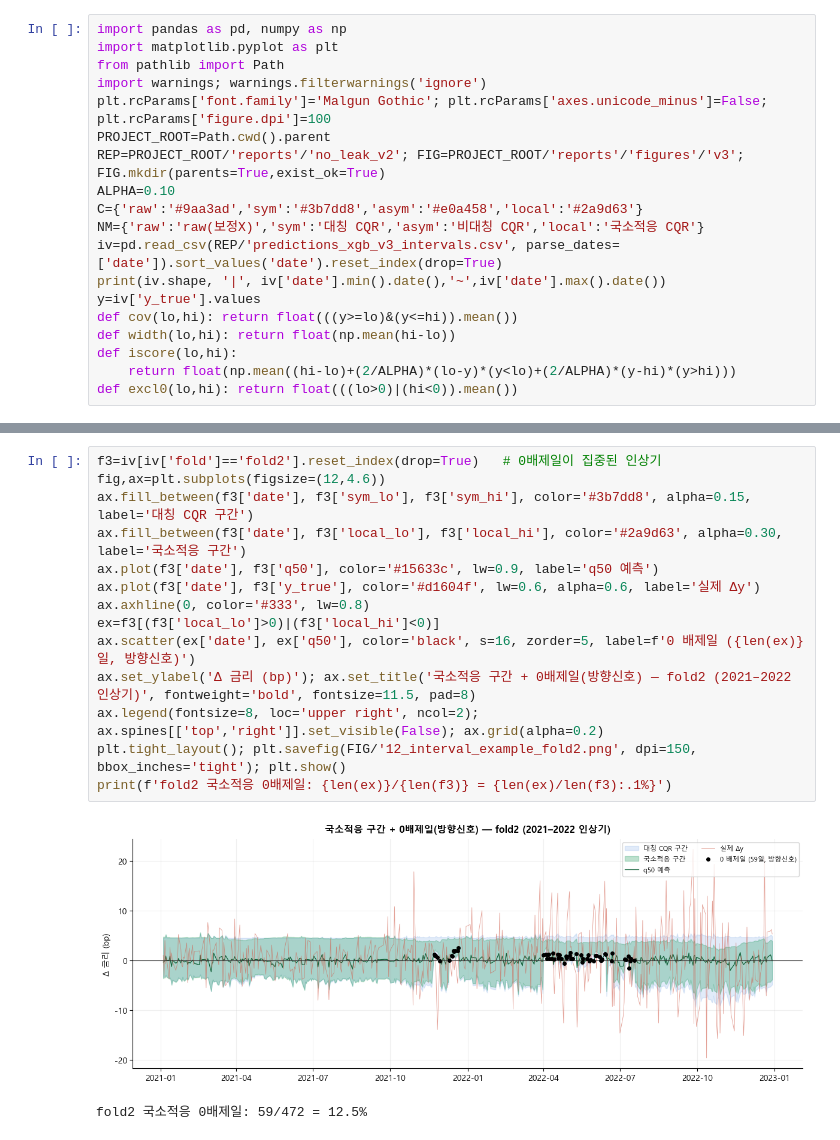
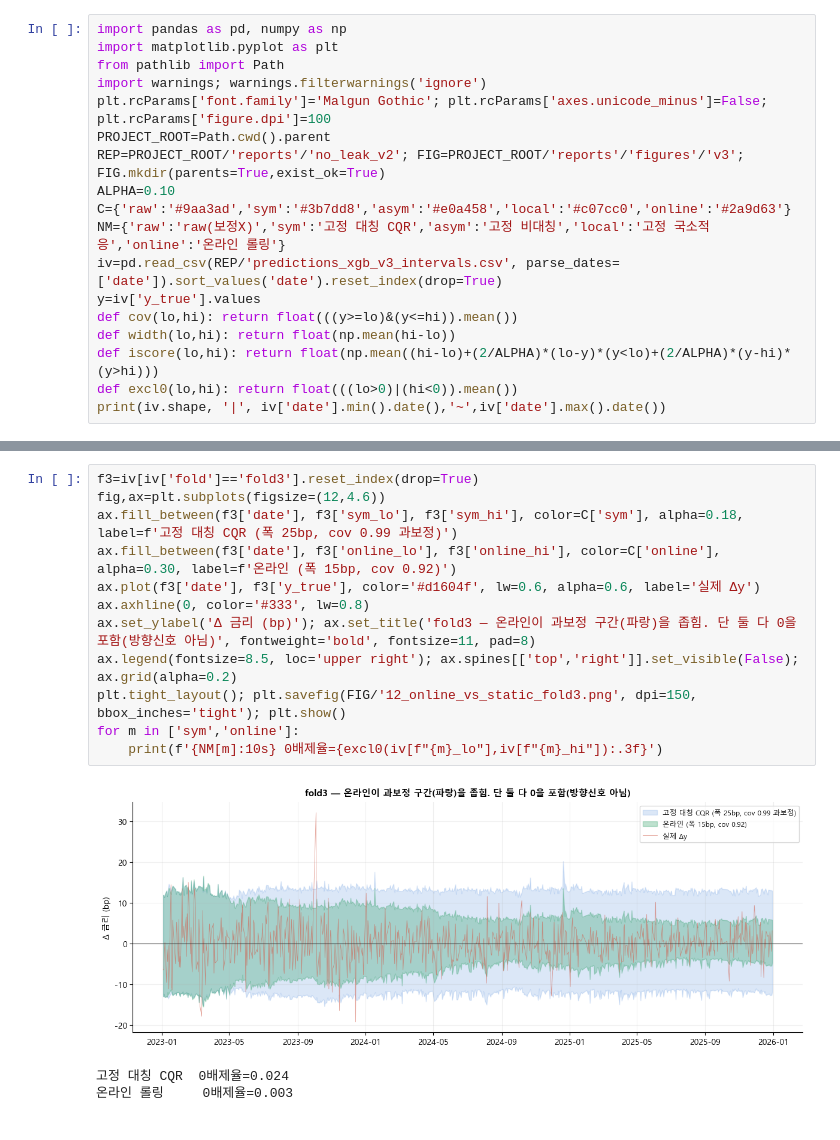
Before and after one commit to donguk77/macro-bond-forecast, a Jupyter notebook: notebooks/12_pred_interval_v3.ipynb, the cells around one changed output, grey strips where cells are left out. Drawn from its saved outputs; the diff is of its cells as text.

```diff
--- a/notebooks/12_pred_interval_v3.ipynb
+++ b/notebooks/12_pred_interval_v3.ipynb
@@ -27,14 +26,13 @@ plt.rcParams['font.family']='Malgun Gothic'; plt.rcParams['axes.unicode_minus']=
 PROJECT_ROOT=Path.cwd().parent
 REP=PROJECT_ROOT/'reports'/'no_leak_v2'; FIG=PROJECT_ROOT/'reports'/'figures'/'v3'; FIG.mkdir(parents=True,exist_ok=True)
 ALPHA=0.10
-C={'raw':'#9aa3ad','sym':'#3b7dd8','asym':'#e0a458','local':'#2a9d63'}
-NM={'raw':'raw(보정X)','sym':'대칭 CQR','asym':'비대칭 CQR','local':'국소적응 CQR'}
+C={'raw':'#9aa3ad','sym':'#3b7dd8','asym':'#e0a458','local':'#c07cc0','online':'#2a9d63'}
+NM={'raw':'raw(보정X)','sym':'고정 대칭 CQR','asym':'고정 비대칭','local':'고정 국소적응','online':'온라인 롤링'}
 iv=pd.read_csv(REP/'predictions_xgb_v3_intervals.csv', parse_dates=['date']).sort_values('date').reset_index(drop=True)
-print(iv.shape, '|', iv['date'].min().date(),'~',iv['date'].max().date())
 y=iv['y_true'].values
 def cov(lo,hi): return float(((y>=lo)&(y<=hi)).mean())
 def width(lo,hi): return float(np.mean(hi-lo))
-def iscore(lo,hi):
-    return float(np.mean((hi-lo)+(2/ALPHA)*(lo-y)*(y<lo)+(2/ALPHA)*(y-hi)*(y>hi)))
+def iscore(lo,hi): return float(np.mean((hi-lo)+(2/ALPHA)*(lo-y)*(y<lo)+(2/ALPHA)*(y-hi)*(y>hi)))
 def excl0(lo,hi): return float(((lo>0)|(hi<0)).mean())
+print(iv.shape, '|', iv['date'].min().date(),'~',iv['date'].max().date())
 # %% [output]
@@ -132,20 +136,19 @@ print('주의: 대칭은 폭(17.8bp)으로 고변동 coverage(0.80)를 사는
 # %%
-f3=iv[iv['fold']=='fold2'].reset_index(drop=True)   # 0배제일이 집중된 인상기
+f3=iv[iv['fold']=='fold3'].reset_index(drop=True)
 fig,ax=plt.subplots(figsize=(12,4.6))
-ax.fill_between(f3['date'], f3['sym_lo'], f3['sym_hi'], color='#3b7dd8', alpha=0.15, label='대칭 CQR 구간')
-ax.fill_between(f3['date'], f3['local_lo'], f3['local_hi'], color='#2a9d63', alpha=0.30, label='국소적응 구간')
-ax.plot(f3['date'], f3['q50'], color='#15633c', lw=0.9, label='q50 예측')
+ax.fill_between(f3['date'], f3['sym_lo'], f3['sym_hi'], color=C['sym'], alpha=0.18, label=f'고정 대칭 CQR (폭 25bp, cov 0.99 과보정)')
+ax.fill_between(f3['date'], f3['online_lo'], f3['online_hi'], color=C['online'], alpha=0.30, label=f'온라인 (폭 15bp, cov 0.92)')
 ax.plot(f3['date'], f3['y_true'], color='#d1604f', lw=0.6, alpha=0.6, label='실제 Δy')
 ax.axhline(0, color='#333', lw=0.8)
-ex=f3[(f3['local_lo']>0)|(f3['local_hi']<0)]
-ax.scatter(ex['date'], ex['q50'], color='black', s=16, zorder=5, label=f'0 배제일 ({len(ex)}일, 방향신호)')
-ax.set_ylabel('Δ 금리 (bp)'); ax.set_title('국소적응 구간 + 0배제일(방향신호) — fold2 (2021–2022 인상기)', fontweight='bold', fontsize=11.5, pad=8)
-ax.legend(fontsize=8, loc='upper right', ncol=2); ax.spines[['top','right']].set_visible(False); ax.grid(alpha=0.2)
-plt.tight_layout(); plt.savefig(FIG/'12_interval_example_fold2.png', dpi=150, bbox_inches='tight'); plt.show()
-print(f'fold2 국소적응 0배제일: {len(ex)}/{len(f3)} = {len(ex)/len(f3):.1%}')
+ax.set_ylabel('Δ 금리 (bp)'); ax.set_title('fold3 — 온라인이 과보정 구간(파랑)을 좁힘. 단 둘 다 0을 포함(방향신호 아님)', fontweight='bold', fontsize=11, pad=8)
+ax.legend(fontsize=8.5, loc='upper right'); ax.spines[['top','right']].set_visible(False); ax.grid(alpha=0.2)
+plt.tight_layout(); plt.savefig(FIG/'12_online_vs_static_fold3.png', dpi=150, bbox_inches='tight'); plt.show()
+for m in ['sym','online']:
+    print(f'{NM[m]:10s} 0배제율={excl0(iv[f"{m}_lo"],iv[f"{m}_hi"]):.3f}')
 # %% [output]
-[figure, old version]
+[figure, new version]
-fold2 국소적응 0배제일: 59/472 = 12.5%
+고정 대칭 CQR  0배제율=0.024
+온라인 롤링     0배제율=0.003
 # %% [markdown]
 ---
 ## 5. 결론
```
Also changed, not shown: parts of 10 cells of this notebook, 11 other files.
